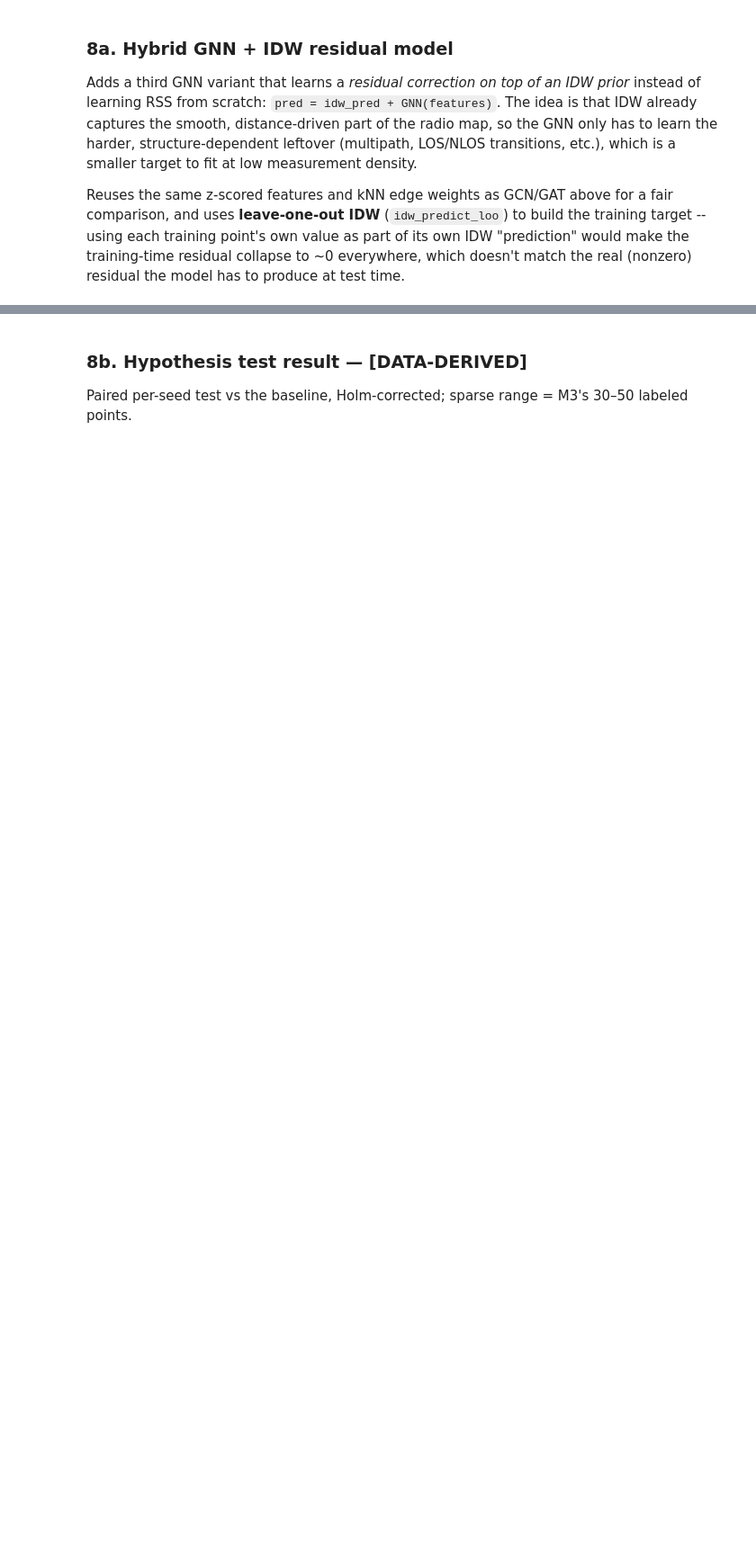
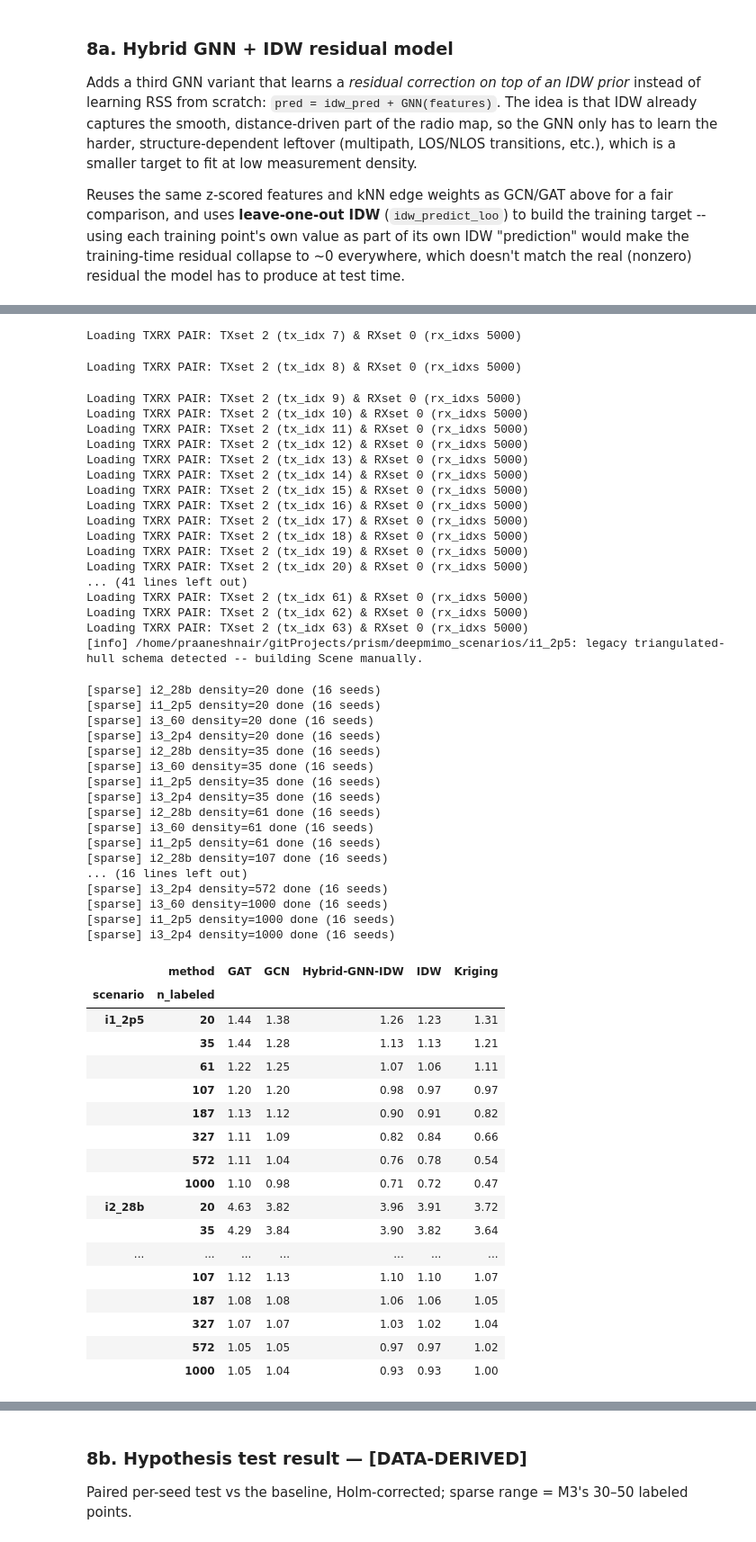
Before and after one commit to CompileArtisan/prism, a Jupyter notebook: radiomap_6g_sweep.ipynb, the cells around one changed output, grey strips where cells are left out. Shown at 90% size. Saved outputs shown, nothing was run; the diff lists cells and outputs as text; code cells hidden in the pictures; blank space fills up the shorter version.

```diff
--- a/radiomap_6g_sweep.ipynb
+++ b/radiomap_6g_sweep.ipynb
@@ -2576,6 +3279,9 @@ def run_hybrid_gnn(positions, feats, rss, edge_index, edge_weight, train_idx, te
         pred = model(x, ei, edge_weight=ew).cpu().numpy()
     mem_cleanup(x, y, ei, ew)
     return pred, float(np.sqrt(mean_squared_error(rss[test_idx], pred[test_idx])))
+
+if PASS == 2:
+    run_hybrid_gnn = disk_memo(run_hybrid_gnn)     # see cell "Runtime helpers"
 # %%
 %%report
 @lazy_defaults(scenario_names=_SCNS, densities=_GRID, n_seeds=_SEEDS)
@@ -2588,8 +3294,7 @@ def sparse_density_sweep(scenario_names=None, densities=None, n_seeds=None, topo
         Xg = feats[:, GEO]
         th = pick_coverage_threshold(rss, 50.0)                # median split (convention)
         for n_lab in densities:
-            ACTIVE["density"] = n_lab
-            ei, ew = BUILDERS[topology](pos)                   # knn_k derived per density
+            ei, ew = get_graph(topology, pos, scn, n_lab)      # knn_k derived per density; built once per (topology, k)
             for seed in range(n_seeds):
                 tr, te = make_split(len(pos), n_lab, seed=seed)
 
@@ -2610,6 +3315,7 @@ def sparse_density_sweep(scenario_names=None, densities=None, n_seeds=None, topo
                     print(f"[kriging] {scn} n={n_lab} seed={seed}: {type(e).__name__}: {e}")
             _gc.collect()   # free per-density tensors before the next density
             print(f"[sparse] {scn} density={n_lab} done ({n_seeds} seeds)")
+        clear_graph_cache()
     return pd.DataFrame(rows)
 
 
@@ -2619,8 +3325,9 @@ def summarize_sparse(runs):
                  cov_acc_mean=("cov_acc", "mean"), cov_acc_std=("cov_acc", "std")).reset_index())
 
 
-sparse_runs_df = sparse_density_sweep()
+sparse_runs_df = par_scn(sparse_density_sweep, SCN_LIST)
 sparse_results_df = summarize_sparse(sparse_runs_df)
 sparse_results_ext_df = sparse_results_df          # the derived grid already spans sparse AND dense; cell 86 is deleted
 display(sparse_results_df.pivot_table(values="rmse_mean", index=["scenario", "n_labeled"], columns="method").round(2))
 display(sparse_results_df.pivot_table(values="cov_acc_mean", index=["scenario", "n_labeled"], columns="method").round(3))
+# %% [output]
@@ -2626,0 +3351,54 @@ display(sparse_results_df.pivot_table(values="cov_acc_mean", index=["scenario",
+Loading TXRX PAIR: TXset 2 (tx_idx 7) & RXset 0 (rx_idxs 5000)
+Loading TXRX PAIR: TXset 2 (tx_idx 8) & RXset 0 (rx_idxs 5000)
+Loading TXRX PAIR: TXset 2 (tx_idx 9) & RXset 0 (rx_idxs 5000)
+Loading TXRX PAIR: TXset 2 (tx_idx 10) & RXset 0 (rx_idxs 5000)
+Loading TXRX PAIR: TXset 2 (tx_idx 11) & RXset 0 (rx_idxs 5000)
+Loading TXRX PAIR: TXset 2 (tx_idx 12) & RXset 0 (rx_idxs 5000)
+Loading TXRX PAIR: TXset 2 (tx_idx 13) & RXset 0 (rx_idxs 5000)
+Loading TXRX PAIR: TXset 2 (tx_idx 14) & RXset 0 (rx_idxs 5000)
+Loading TXRX PAIR: TXset 2 (tx_idx 15) & RXset 0 (rx_idxs 5000)
+Loading TXRX PAIR: TXset 2 (tx_idx 16) & RXset 0 (rx_idxs 5000)
+Loading TXRX PAIR: TXset 2 (tx_idx 17) & RXset 0 (rx_idxs 5000)
+Loading TXRX PAIR: TXset 2 (tx_idx 18) & RXset 0 (rx_idxs 5000)
+Loading TXRX PAIR: TXset 2 (tx_idx 19) & RXset 0 (rx_idxs 5000)
+Loading TXRX PAIR: TXset 2 (tx_idx 20) & RXset 0 (rx_idxs 5000)
+... (41 lines left out)
+Loading TXRX PAIR: TXset 2 (tx_idx 61) & RXset 0 (rx_idxs 5000)
+Loading TXRX PAIR: TXset 2 (tx_idx 62) & RXset 0 (rx_idxs 5000)
+Loading TXRX PAIR: TXset 2 (tx_idx 63) & RXset 0 (rx_idxs 5000)
+[info] /home/praaneshnair/gitProjects/prism/deepmimo_scenarios/i1_2p5: legacy triangulated-hull schema detected -- building Scene manually.
+[sparse] i2_28b density=20 done (16 seeds)
+[sparse] i1_2p5 density=20 done (16 seeds)
+[sparse] i3_60 density=20 done (16 seeds)
+[sparse] i3_2p4 density=20 done (16 seeds)
+[sparse] i2_28b density=35 done (16 seeds)
+[sparse] i3_60 density=35 done (16 seeds)
+[sparse] i1_2p5 density=35 done (16 seeds)
+[sparse] i3_2p4 density=35 done (16 seeds)
+[sparse] i2_28b density=61 done (16 seeds)
+[sparse] i3_60 density=61 done (16 seeds)
+[sparse] i1_2p5 density=61 done (16 seeds)
+[sparse] i2_28b density=107 done (16 seeds)
+... (16 lines left out)
+[sparse] i3_2p4 density=572 done (16 seeds)
+[sparse] i3_60 density=1000 done (16 seeds)
+[sparse] i1_2p5 density=1000 done (16 seeds)
+[sparse] i3_2p4 density=1000 done (16 seeds)
+|  | method | GAT | GCN | Hybrid-GNN-IDW | IDW | Kriging |
+| scenario | n_labeled |  |  |  |  |  |
+| i1_2p5 | 20 | 1.44 | 1.38 | 1.26 | 1.23 | 1.31 |
+|  | 35 | 1.44 | 1.28 | 1.13 | 1.13 | 1.21 |
+|  | 61 | 1.22 | 1.25 | 1.07 | 1.06 | 1.11 |
+|  | 107 | 1.20 | 1.20 | 0.98 | 0.97 | 0.97 |
+|  | 187 | 1.13 | 1.12 | 0.90 | 0.91 | 0.82 |
+|  | 327 | 1.11 | 1.09 | 0.82 | 0.84 | 0.66 |
+|  | 572 | 1.11 | 1.04 | 0.76 | 0.78 | 0.54 |
+|  | 1000 | 1.10 | 0.98 | 0.71 | 0.72 | 0.47 |
+| i2_28b | 20 | 4.63 | 3.82 | 3.96 | 3.91 | 3.72 |
+|  | 35 | 4.29 | 3.84 | 3.90 | 3.82 | 3.64 |
+| ... | ... | ... | ... | ... | ... | ... |
+|  | 107 | 1.12 | 1.13 | 1.10 | 1.10 | 1.07 |
+|  | 187 | 1.08 | 1.08 | 1.06 | 1.06 | 1.05 |
+|  | 327 | 1.07 | 1.07 | 1.03 | 1.02 | 1.04 |
+|  | 572 | 1.05 | 1.05 | 0.97 | 0.97 | 1.02 |
+|  | 1000 | 1.05 | 1.04 | 0.93 | 0.93 | 1.00 |
```
Also changed, not shown: parts of 49 cells of this notebook, 1 other file.
